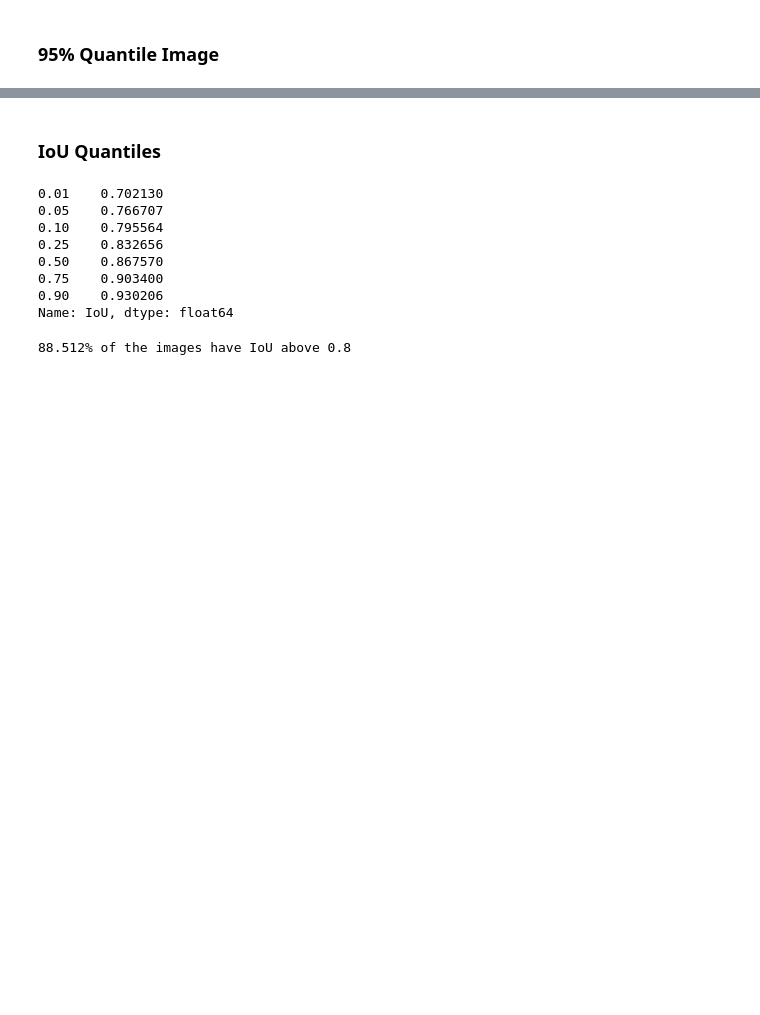
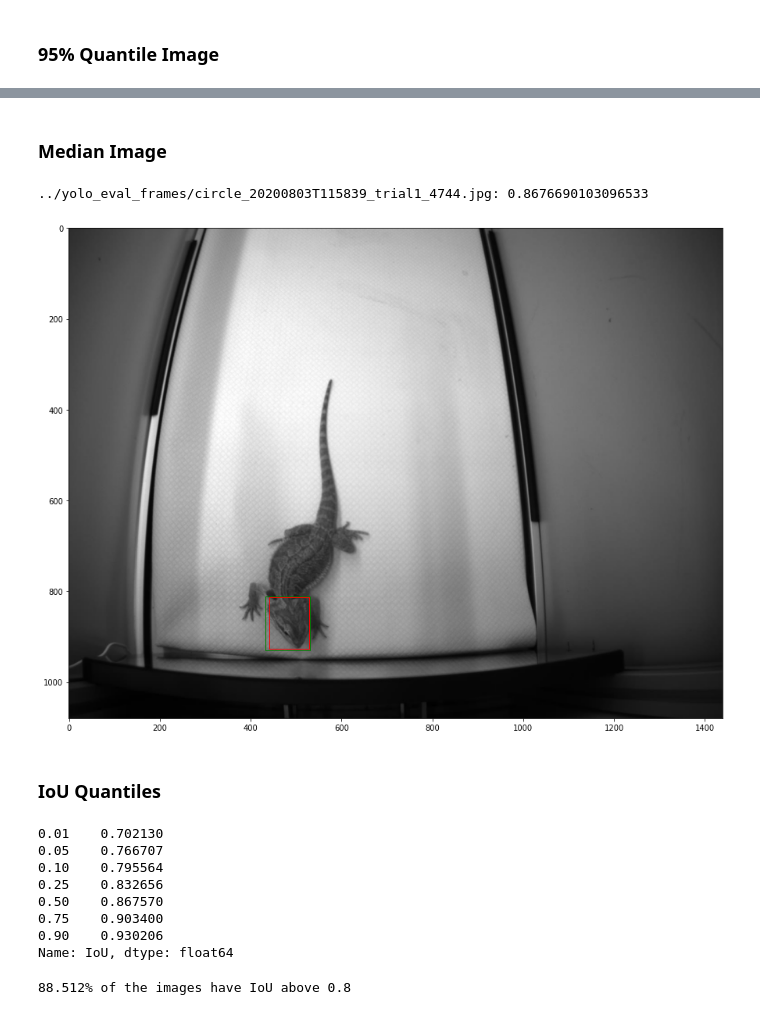
Before and after one commit to regevti/Pogona_Pursuit, a Jupyter notebook: Arena/Prediction/notebooks/yolo_eval.ipynb, the cells around one changed output, grey strips where cells are left out. Drawn from its saved outputs; the diff is of its cells as text; code cells hidden in the pictures; blank space fills up the shorter version.

```diff
--- a/Arena/Prediction/notebooks/yolo_eval.ipynb
+++ b/Arena/Prediction/notebooks/yolo_eval.ipynb
@@ -295,3 +301,13 @@ print(f"{sorted_df.iloc[i].filename}: {sorted_df.iloc[i].IoU}")
+# %% [markdown]
+### Median Image
+# %%
+i = sorted_df.shape[0] // 2
+plot_row(sorted_df.iloc[i])
+plt.savefig(os.path.join(plots_dir, "median_iou.jpg"))
+print(f"{sorted_df.iloc[i].filename}: {sorted_df.iloc[i].IoU}")
+# %% [output]
+../yolo_eval_frames/circle_20200803T115839_trial1_4744.jpg: 0.8676690103096533
+[figure, added]
 # %% [markdown]
 ### IoU Quantiles
 # %%
```
Also changed, not shown: parts of 8 cells of this notebook, 15 other files.
